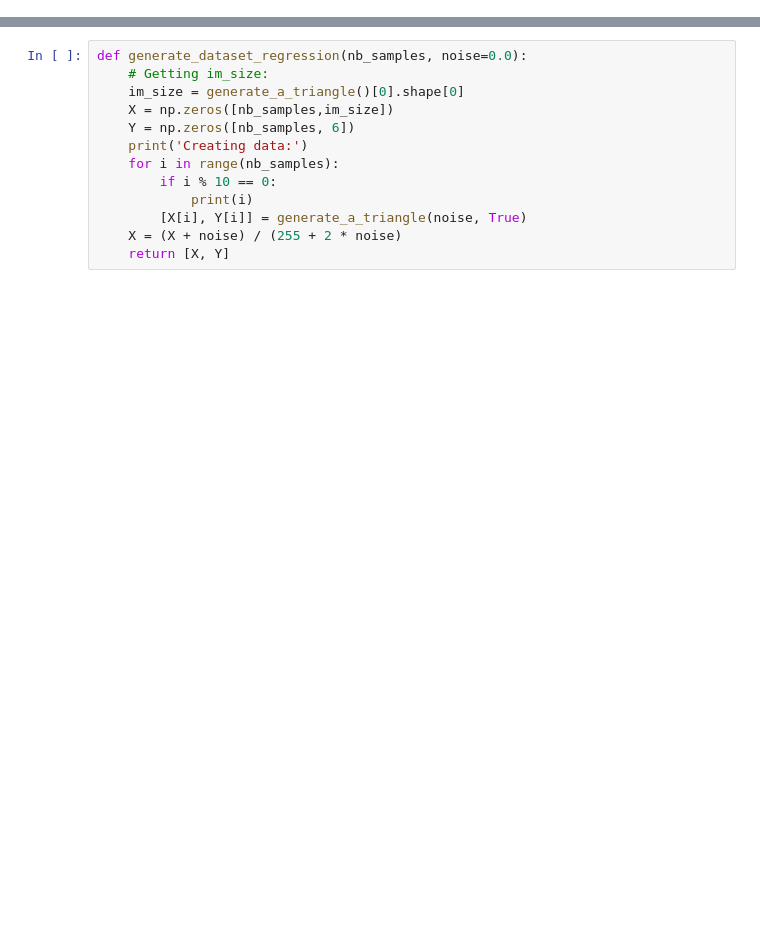
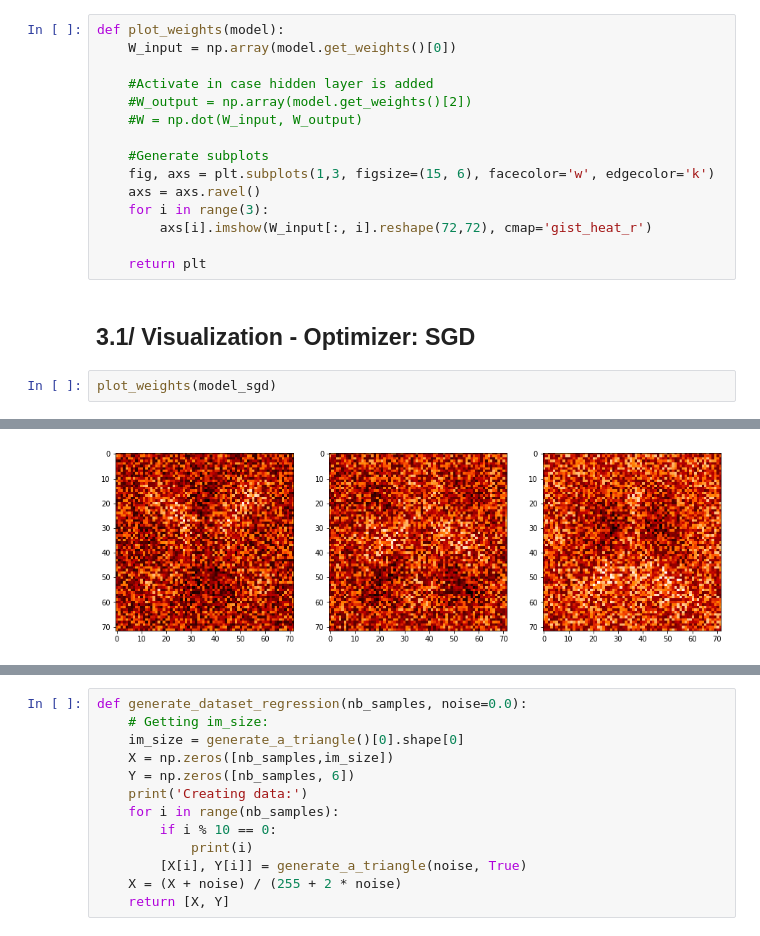
Before and after one commit to kdlinda/Deep-Learning, a Jupyter notebook: Miniproject_1_Classification and Regression.ipynb, the cells around one changed output, grey strips where cells are left out. Drawn from its saved outputs; the diff is of its cells as text; blank space fills up the shorter version.

```diff
--- a/Miniproject_1_Classification and Regression.ipynb
+++ b/Miniproject_1_Classification and Regression.ipynb
@@ -113,0 +323,20 @@ def generate_test_set_classification():
+# %%
+def plot_weights(model):
+    W_input = np.array(model.get_weights()[0])
+
+    #Activate in case hidden layer is added
+    #W_output = np.array(model.get_weights()[2])
+    #W = np.dot(W_input, W_output)
+
+    #Generate subplots
+    fig, axs = plt.subplots(1,3, figsize=(15, 6), facecolor='w', edgecolor='k')
+    axs = axs.ravel()
+    for i in range(3):
+        axs[i].imshow(W_input[:, i].reshape(72,72), cmap='gist_heat_r')
+
+    return plt
+# %% [markdown]
+## 3.1/ Visualization - Optimizer: SGD
+# %%
+plot_weights(model_sgd)
+# %% [output]
@@ -113,0 +344 @@ def generate_test_set_classification():
+[figure, added]
```
Also changed, not shown: parts of 79 cells of this notebook, 2 other files.
